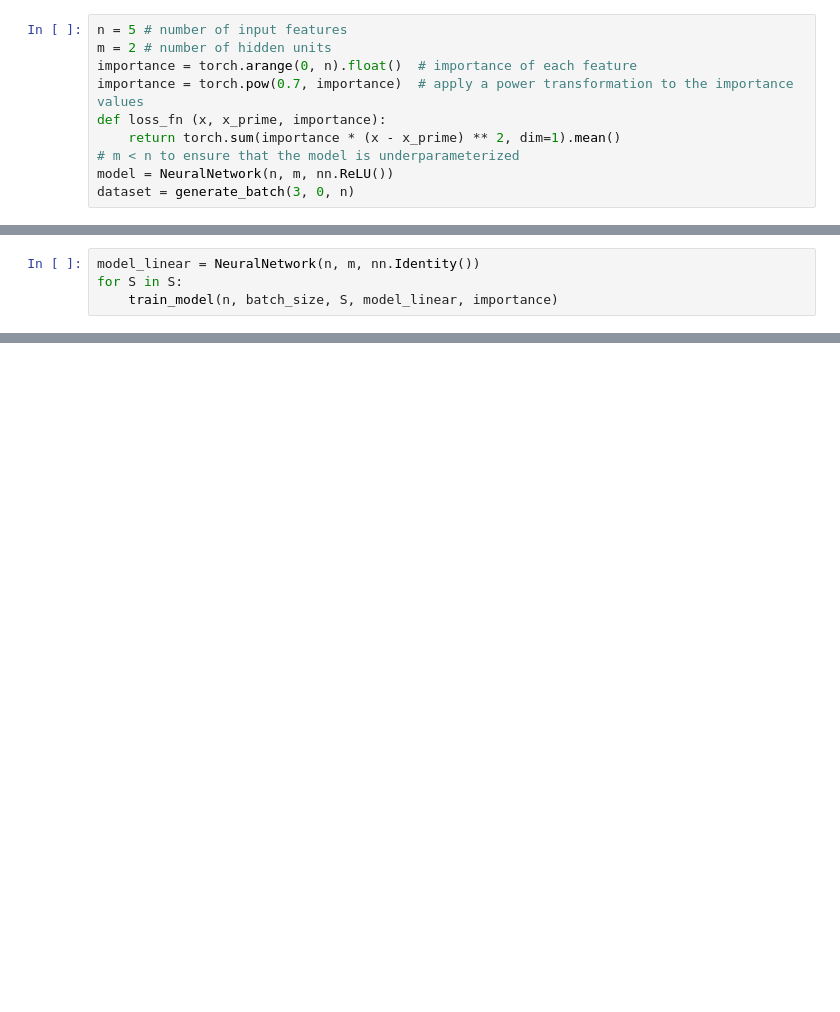
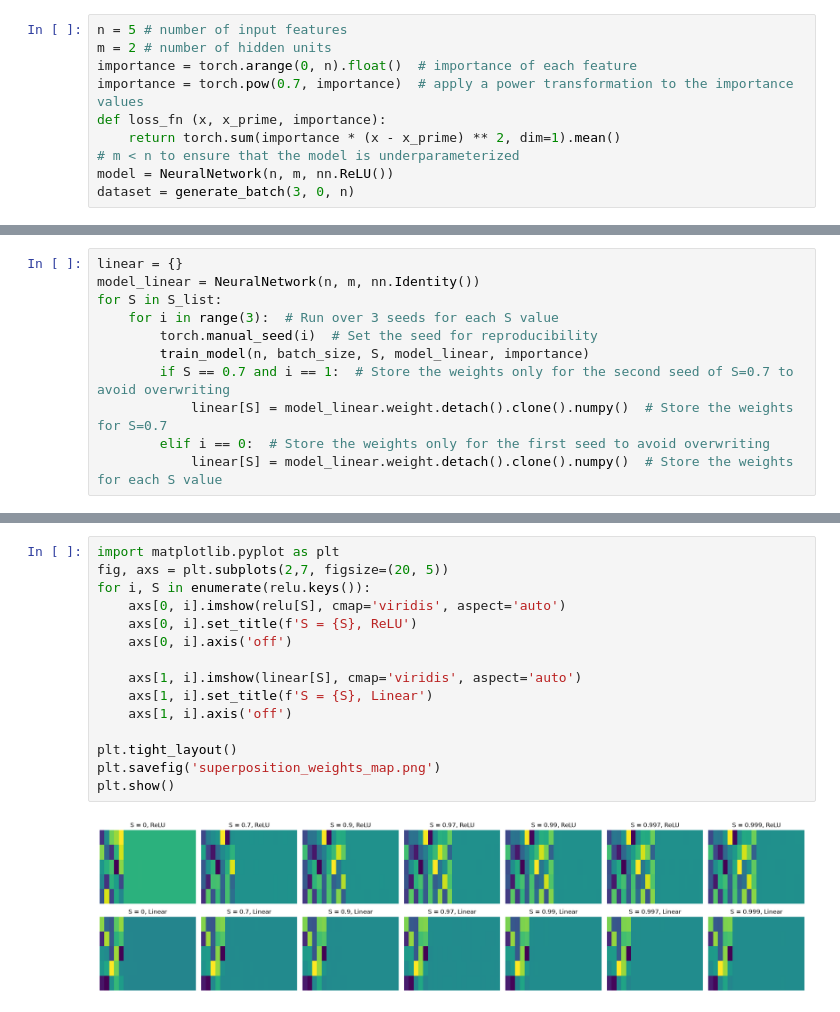
Before and after one commit to HtetMyatAungg/Toy-Model-Superposition-Replication, a Jupyter notebook: superposition/superposition.ipynb, the cells around one changed output, grey strips where cells are left out. Drawn from its saved outputs; the diff is of its cells as text; blank space fills up the shorter version.

```diff
--- a/superposition/superposition.ipynb
+++ b/superposition/superposition.ipynb
@@ -99,5 +116,12 @@ Weights for S = 0: [[ 7.54426599e-01 -3.61616492e-01  1.47343889e-01 -3.65674317
 # %%
+linear = {}
 model_linear = NeuralNetwork(n, m, nn.Identity())
-for S in S:
-    train_model(n, batch_size, S, model_linear, importance)
+for S in S_list:
+    for i in range(3):  # Run over 3 seeds for each S value
+        torch.manual_seed(i)  # Set the seed for reproducibility
+        train_model(n, batch_size, S, model_linear, importance)
+        if S == 0.7 and i == 1:  # Store the weights only for the second seed of S=0.7 to avoid overwriting
+            linear[S] = model_linear.weight.detach().clone().numpy()  # Store the weights for S=0.7
+        elif i == 0:  # Store the weights only for the first seed to avoid overwriting
+            linear[S] = model_linear.weight.detach().clone().numpy()  # Store the weights for each S value
 # %% [output]
@@ -123,0 +169,17 @@ Weights: tensor([[ 5.0060e-01, -6.9244e-01, -1.7976e-01,  1.5312e-01, -4.6282e-0
+# %%
+import matplotlib.pyplot as plt
+fig, axs = plt.subplots(2,7, figsize=(20, 5))
+for i, S in enumerate(relu.keys()):
+    axs[0, i].imshow(relu[S], cmap='viridis', aspect='auto')
+    axs[0, i].set_title(f'S = {S}, ReLU')
+    axs[0, i].axis('off')
+
+    axs[1, i].imshow(linear[S], cmap='viridis', aspect='auto')
+    axs[1, i].set_title(f'S = {S}, Linear')
+    axs[1, i].axis('off')
+
+plt.tight_layout()
+plt.savefig('superposition_weights_map.png')
+plt.show()
+# %% [output]
+[figure, added]
```
Also changed, not shown: parts of 7 cells of this notebook, 4 other files.
